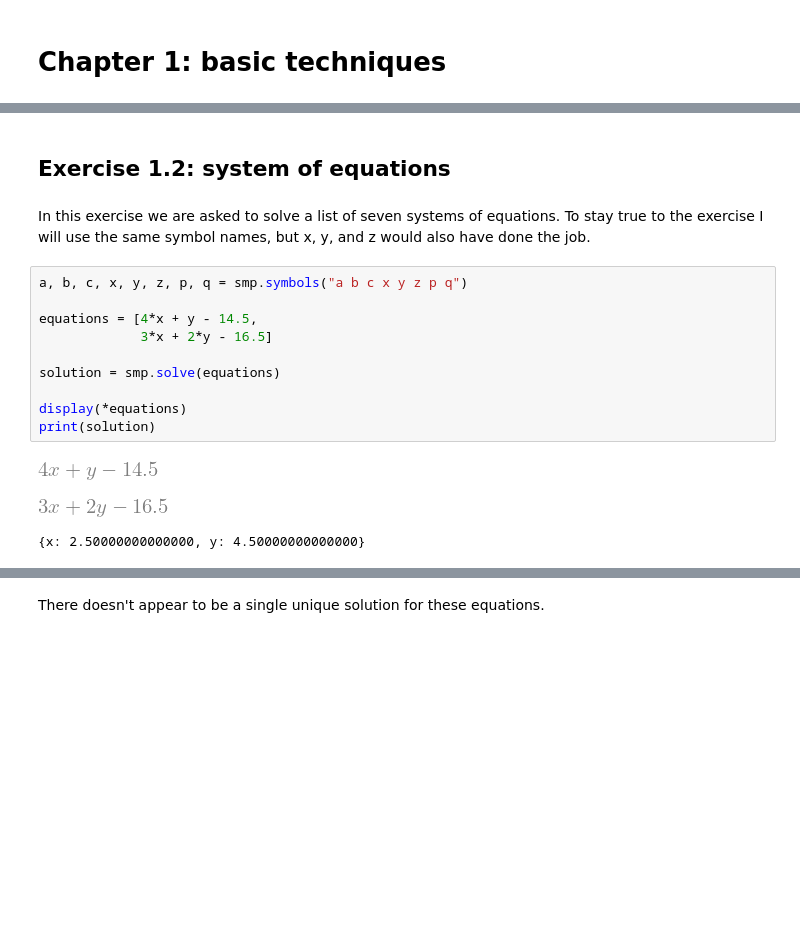
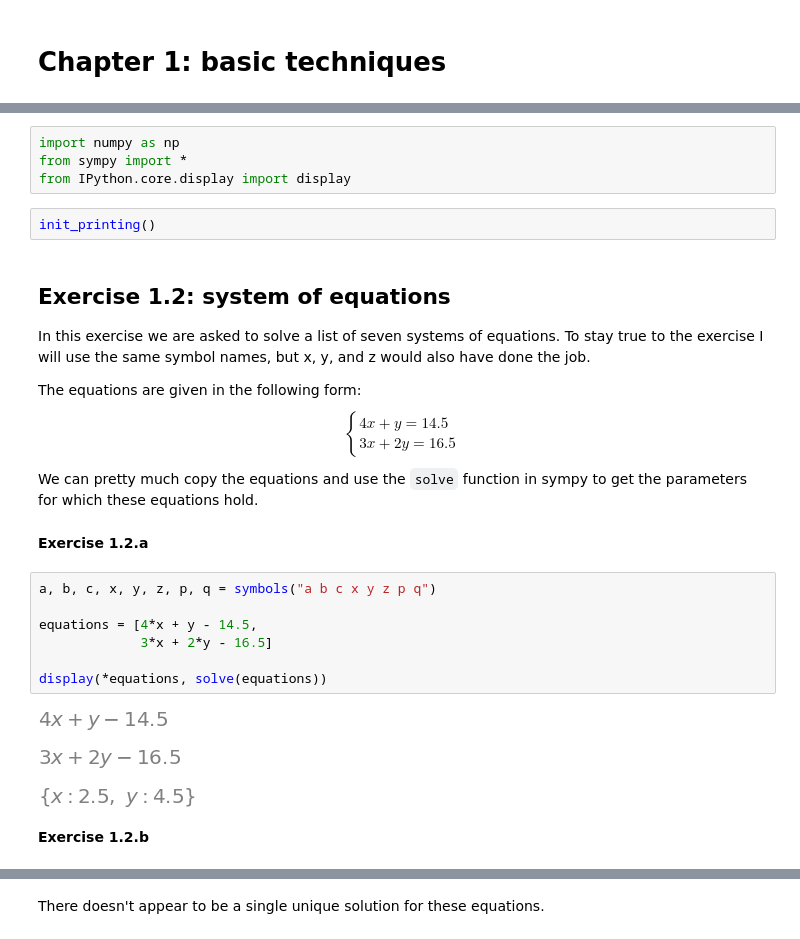
Before and after one commit to rickdkk/hms-math-py, a Jupyter notebook: chapters/Chapter_01_basics.ipynb, the cells around one changed output, grey strips where cells are left out. Cells and saved outputs as stored; diff of their text form; blank space fills up the shorter version.

```diff
--- a/chapters/Chapter_01_basics.ipynb
+++ b/chapters/Chapter_01_basics.ipynb
@@ -12,19 +5,31 @@ smp.init_printing()
+# %%
+import numpy as np
+from sympy import *
+from IPython.core.display import display
+# %%
+init_printing()
+# %% [markdown]
+## Exercise 1.2: system of equations
+
+In this exercise we are asked to solve a list of seven systems of equations. To stay true to the exercise I will use the same symbol names, but x, y, and z would also have done the job.
+
+The equations are given in the following form:
+$$\begin{cases} 4x + y = 14.5 \\ 3x + 2y = 16.5 \end{cases}$$
+
+We can pretty much copy the equations and use the `solve` function in sympy to get the parameters for which these equations hold.
 # %% [markdown]
-## Exercise 1.2: system of equations
+**Exercise 1.2.a**
-# %% [markdown]
-In this exercise we are asked to solve a list of seven systems of equations. To stay true to the exercise I will use the same symbol names, but x, y, and z would also have done the job.
 # %%
-a, b, c, x, y, z, p, q = smp.symbols("a b c x y z p q")
+a, b, c, x, y, z, p, q = symbols("a b c x y z p q")
 
 equations = [4*x + y - 14.5,
              3*x + 2*y - 16.5]
 
-solution = smp.solve(equations)
-
-display(*equations)
-print(solution)
+display(*equations, solve(equations))
 # %% [output]
-[figure, old version]
+[figure, new version]
-[figure, old version]
+[figure, new version]
-{x: 2.50000000000000, y: 4.50000000000000}
+[figure, added]
+# %% [markdown]
+**Exercise 1.2.b**
 # %%
```
Also changed, not shown: parts of 75 cells of this notebook.
